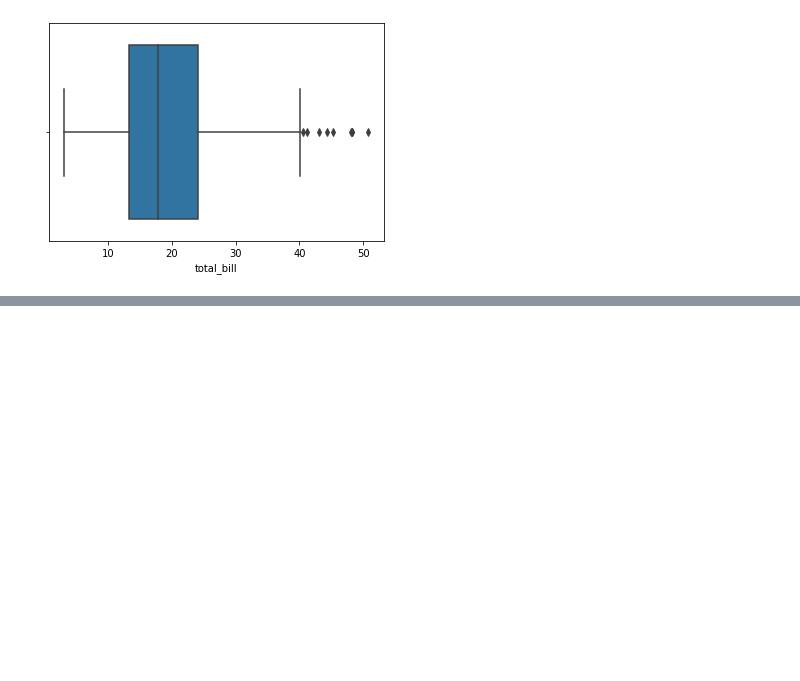
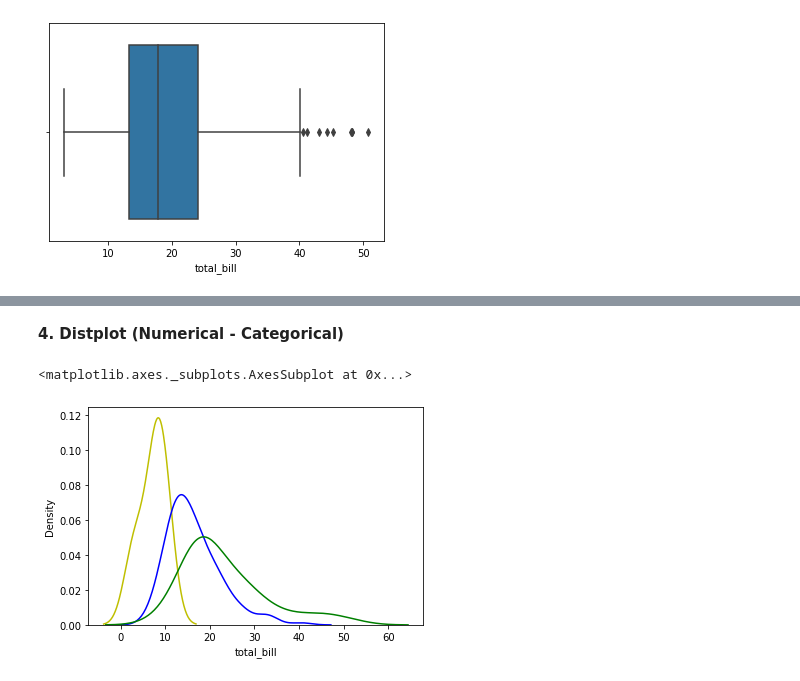
Before and after one commit to coderanandmaurya/seaborn, a Jupyter notebook: seaborn.ipynb, the cells around one changed output, grey strips where cells are left out. Cells and saved outputs as stored; diff of their text form; code cells hidden in the pictures; blank space fills up the shorter version.

```diff
--- a/seaborn.ipynb
+++ b/seaborn.ipynb
@@ -72,0 +102,9 @@ NameError: ignored
+# %% [markdown]
+**4. Distplot (Numerical - Categorical)**
+# %%
+sns.distplot(tips[tips['size']==1]['total_bill'],hist=False,color="y")
+sns.distplot(tips[tips['size']==2]['total_bill'],hist=False,color="b")
+sns.distplot(tips[tips['size']==3]['total_bill'],hist=False,color="g")
+# %% [output]
+<matplotlib.axes._subplots.AxesSubplot at 0x...>
+[figure, added]
```
Also changed, not shown: parts of 33 cells of this notebook.
